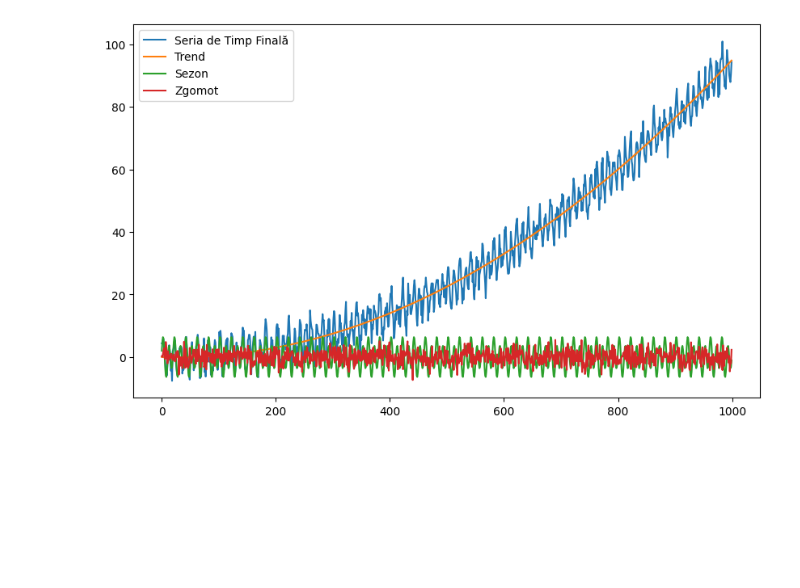
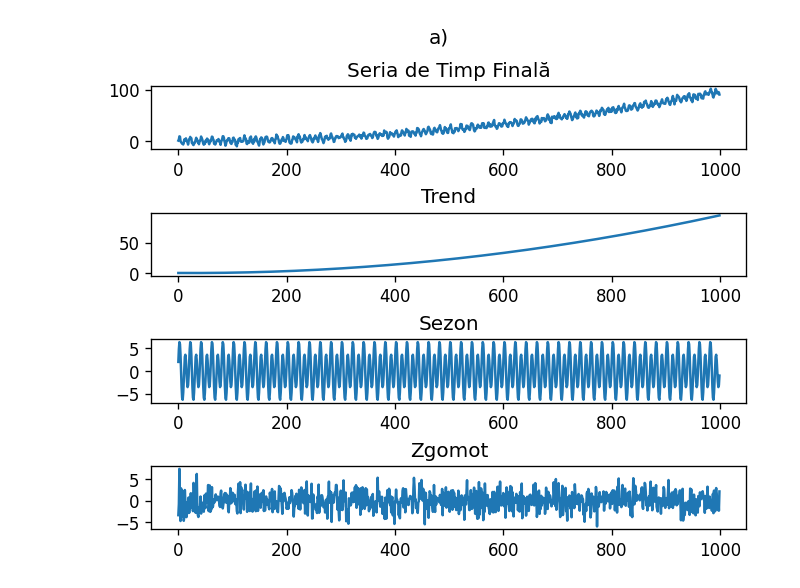
Before and after one commit to lucaion/ProcesareaSemnalelor, a Jupyter notebook: Laborator 8/Lab 8 - rezolvari.ipynb, the cells around one changed output. Cells and saved outputs as stored; diff of their text form; code cells hidden in the pictures; blank space fills up the shorter version.

```diff
--- a/Laborator 8/Lab 8 - rezolvari.ipynb
+++ b/Laborator 8/Lab 8 - rezolvari.ipynb
@@ -4,37 +4,42 @@ import matplotlib.pyplot as plt
 # %%
 # Pasul 1: Generare trend
 def generate_trend(t):
     return (0.1 * t**2 - 5 * t + 10) / 1000
 
 # Pasul 2: Generare sezon
 def generate_season(t):
     f1, f2 = 0.1, 0.05
     A, B = 5, 2
     return A * np.sin(2 * np.pi * f1 * t) + B * np.cos(2 * np.pi * f2 * t)
 
 # Pasul 3: Generare zgomot alb gaussian
 def generate_noise(t, sigma=1):
     return np.random.normal(0, sigma, len(t))
 
 # Pasul 4: Generare seria de timp finală
 def generate_time_series(N):
     t = np.arange(N)
     trend = generate_trend(t)
     season = generate_season(t)
     noise = generate_noise(t, sigma=2)
     time_series = trend + season + noise
     return time_series
 
 # Pasul 5: Vizualizare
 N = 1000
 time_series = generate_time_series(N)
 
-plt.figure(figsize=(10, 6))
-plt.plot(time_series, label='Seria de Timp Finală')
-plt.plot(generate_trend(np.arange(N)), label='Trend')
-plt.plot(generate_season(np.arange(N)), label='Sezon')
-plt.plot(generate_noise(np.arange(N), sigma=2), label='Zgomot')
-plt.legend()
+fig, ax = plt.subplots(4, dpi=120)
+fig.suptitle("a)")
+ax[0].set_title("Seria de Timp Finală")
+ax[0].plot(time_series)
+ax[1].set_title("Trend")
+ax[1].plot(generate_trend(np.arange(N)))
+ax[2].set_title("Sezon")
+ax[2].plot(generate_season(np.arange(N)))
+ax[3].set_title("Zgomot")
+ax[3].plot(generate_noise(np.arange(N), sigma=2))
+plt.subplots_adjust(hspace=1)
 plt.show()
 # %% [output]
-[figure, old version]
+[figure, new version]
```
